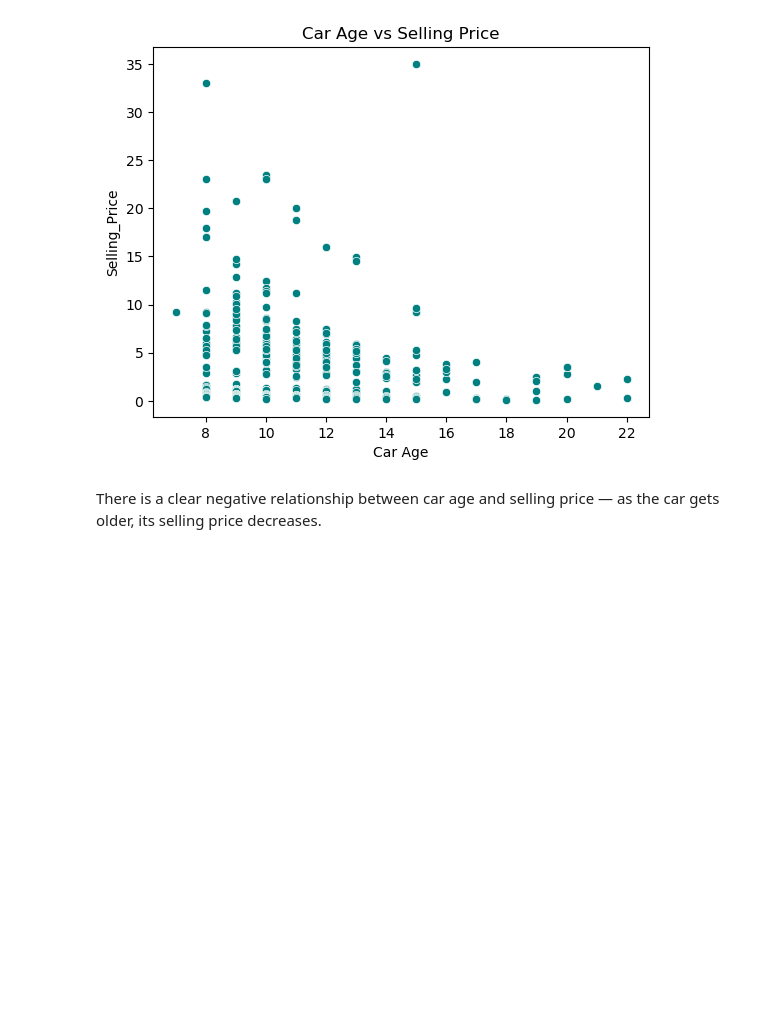
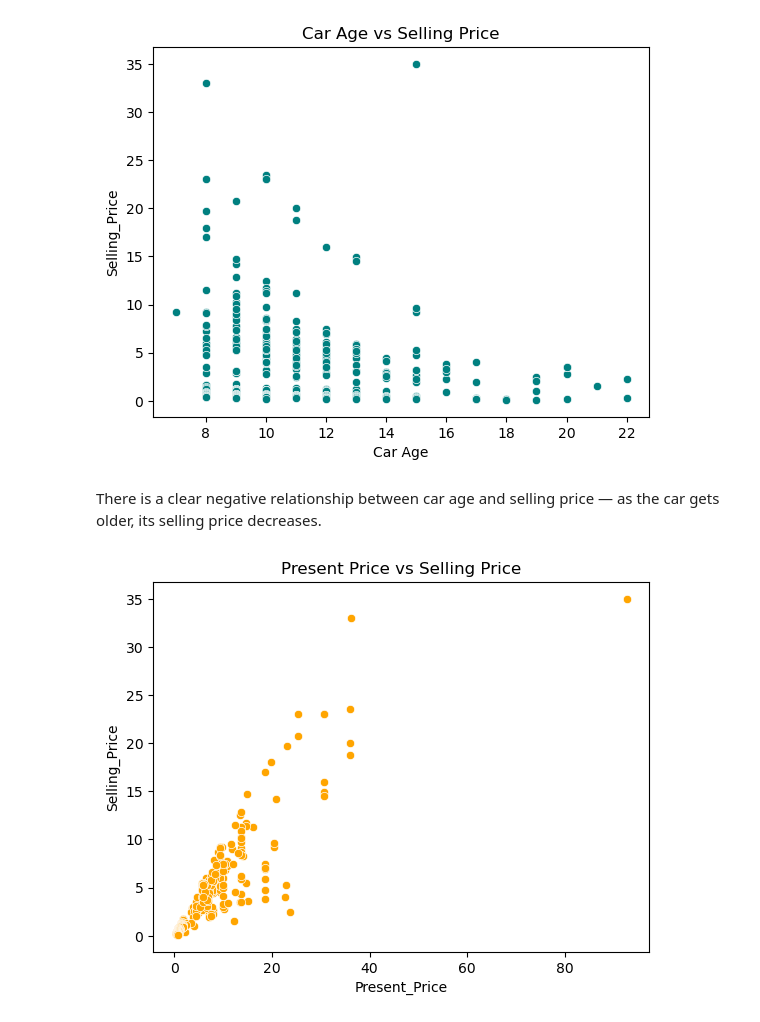
Before and after one commit to Aparna-31/CAR-PRICE-PREDICTOR, a Jupyter notebook: Car Price Predictor.ipynb, the cells around one changed output. Cells and saved outputs as stored; diff of their text form; code cells hidden in the pictures; blank space fills up the shorter version.

```diff
--- a/Car Price Predictor.ipynb
+++ b/Car Price Predictor.ipynb
@@ -101,3 +101,9 @@ plt.show()
 [figure]
 # %% [markdown]
 There is a clear negative relationship between car age and selling price — as the car gets older, its selling price decreases.
+# %%
+sns.scatterplot(x='Present_Price', y='Selling_Price', data=data, color='orange')
+plt.title('Present Price vs Selling Price')
+plt.show()
+# %% [output]
+[figure, added]
```
Also changed, not shown: parts of 18 cells of this notebook.
